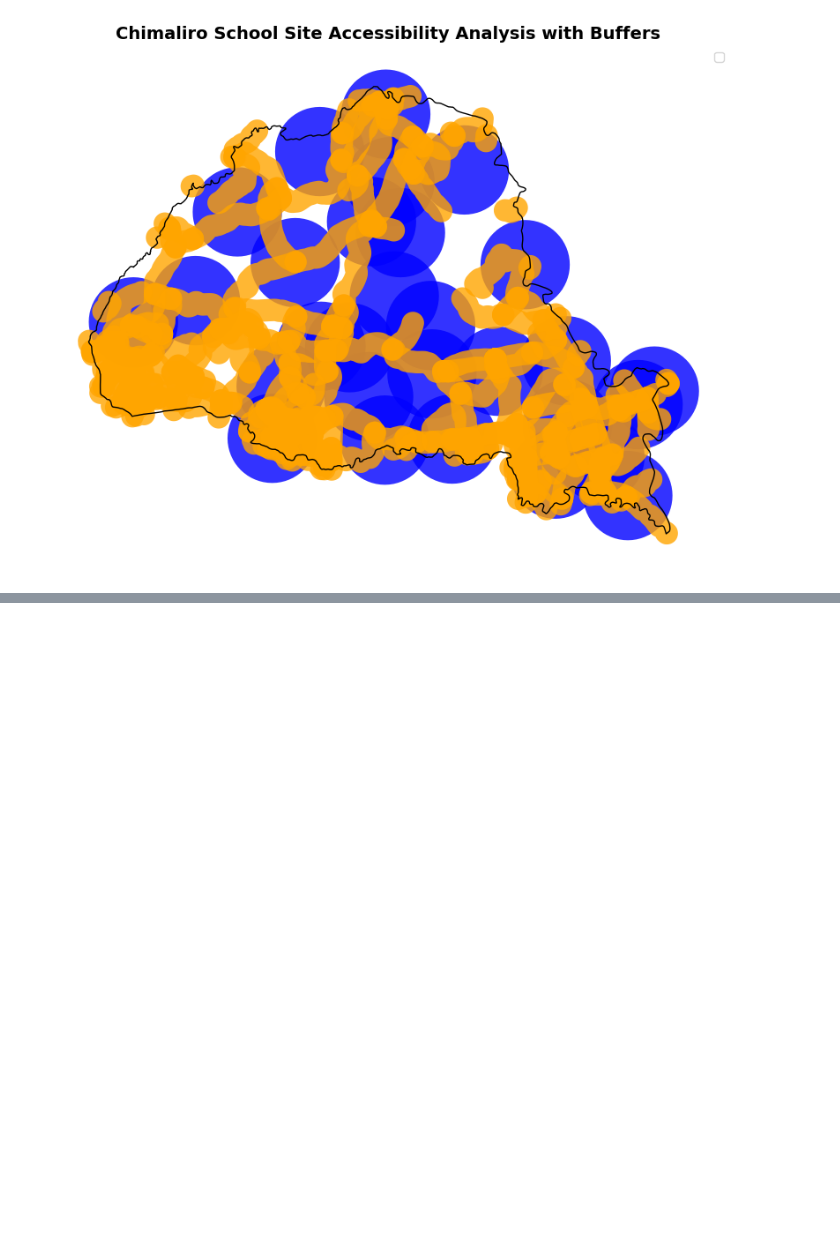
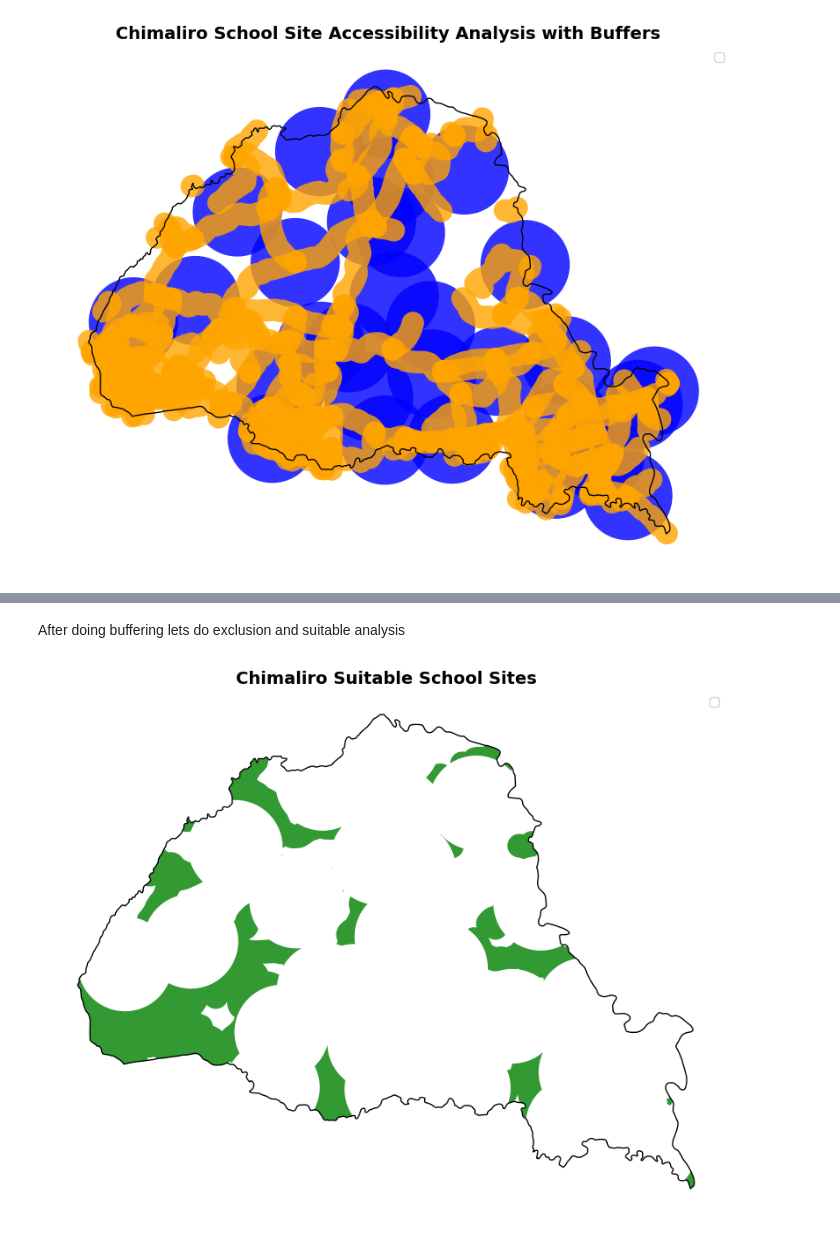
Before and after one commit to Tedson-Jaffet/chimaliro-schoolsite-accessibility, a Jupyter notebook: notebooks/school_site_analysis.ipynb, the cells around one changed output, grey strips where cells are left out. Saved outputs shown, nothing was run; the diff lists cells and outputs as text; code cells hidden in the pictures; blank space fills up the shorter version.

Commit message:
new codes for site selection and analysis

```diff
--- a/notebooks/school_site_analysis.ipynb
+++ b/notebooks/school_site_analysis.ipynb
@@ -263,0 +198,55 @@ plt.show()
+# %% [markdown]
+After doing buffering lets do exclusion and suitable analysis
+# %%
+#convert the buffers to GeoDataFrames
+school_buffer_gdf = gpd.GeoDataFrame(geometry=School_buffer, crs=UTM_CRS)
+roads_buffer_gdf = gpd.GeoDataFrame(geometry=roads_within_buffer, crs=UTM_CRS)
+
+
+#disolve the buffers to create single geometries
+school_buffer_dissolved = school_buffer_gdf.dissolve()
+roads_buffer_dissolved = roads_buffer_gdf.dissolve()
+
+
+#road accessible within road buffer
+road_accessible =  gpd.overlay(
+    ta,
+    roads_buffer_dissolved,
+    how='intersection'
+)
+
+#exclude areas that are within the school buffer
+accessible_areas = gpd.overlay(
+    road_accessible,
+    school_buffer_gdf,
+    how='difference'
+)
+
+#suitable school sites
+suitable_sites = gpd.overlay(
+    accessible_areas,
+    prot_ta,
+    how='difference'
+)
+
+fig, ax = plt.subplots(figsize=(10, 9))
+
+ta.boundary.plot(
+    ax=ax,
+    color="black",
+    linewidth=1
+)
+
+suitable_sites.plot(
+    ax=ax,
+    color="green",
+    alpha=0.8,
+    label="Suitable School Sites"
+)
+
+ax.set_title("Chimaliro Suitable School Sites", fontsize=14, fontweight="bold")
+ax.set_axis_off()
+ax.legend()
+plt.show()
+# %% [output]
+[figure, added]
```
Also changed, not shown: parts of 3 cells of this notebook.
